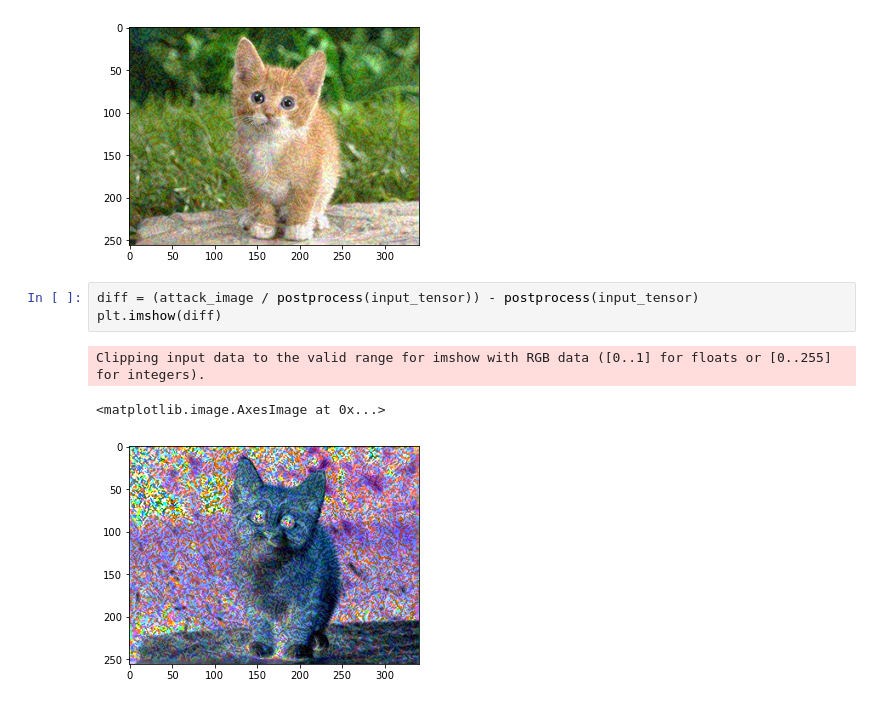
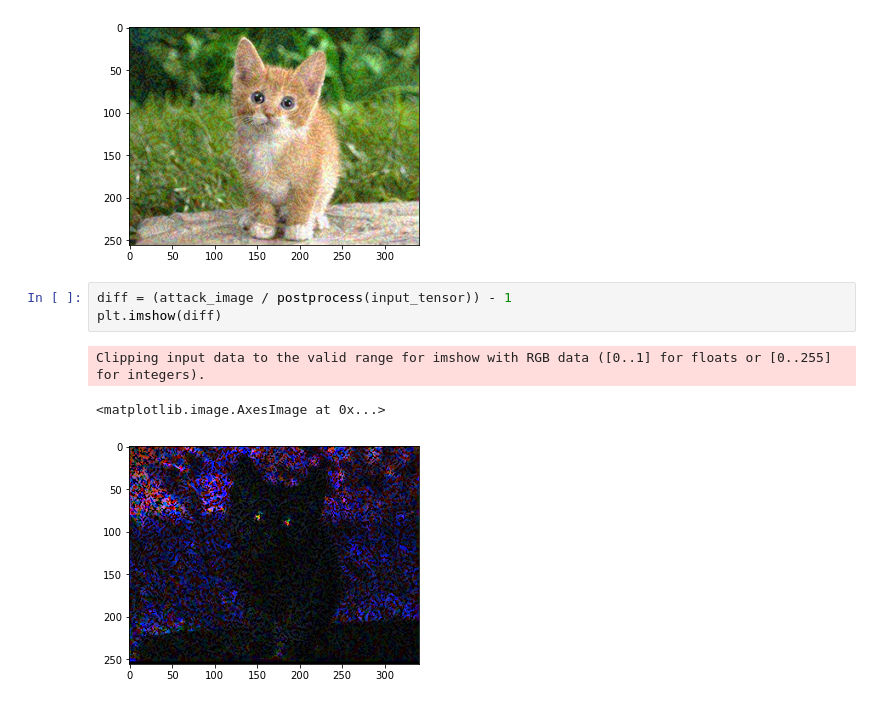
Before and after one commit to epochlab/RICOH, a Jupyter notebook: 01_FGSM.ipynb, the cells around one changed output. Saved outputs shown, nothing was run; the diff lists cells and outputs as text.

```diff
--- a/01_FGSM.ipynb
+++ b/01_FGSM.ipynb
@@ -140,9 +140,9 @@ tiger cat > hamster
 <matplotlib.image.AxesImage at 0x...>
 [figure]
 # %%
-diff = (attack_image / postprocess(input_tensor)) - postprocess(input_tensor)
+diff = (attack_image / postprocess(input_tensor)) - 1
 plt.imshow(diff)
 # %% [output]
 Clipping input data to the valid range for imshow with RGB data ([0..1] for floats or [0..255] for integers).
 <matplotlib.image.AxesImage at 0x...>
-[figure, old version]
+[figure, new version]
```
Also changed, not shown: parts of 1 cell of this notebook, 1 other file.
